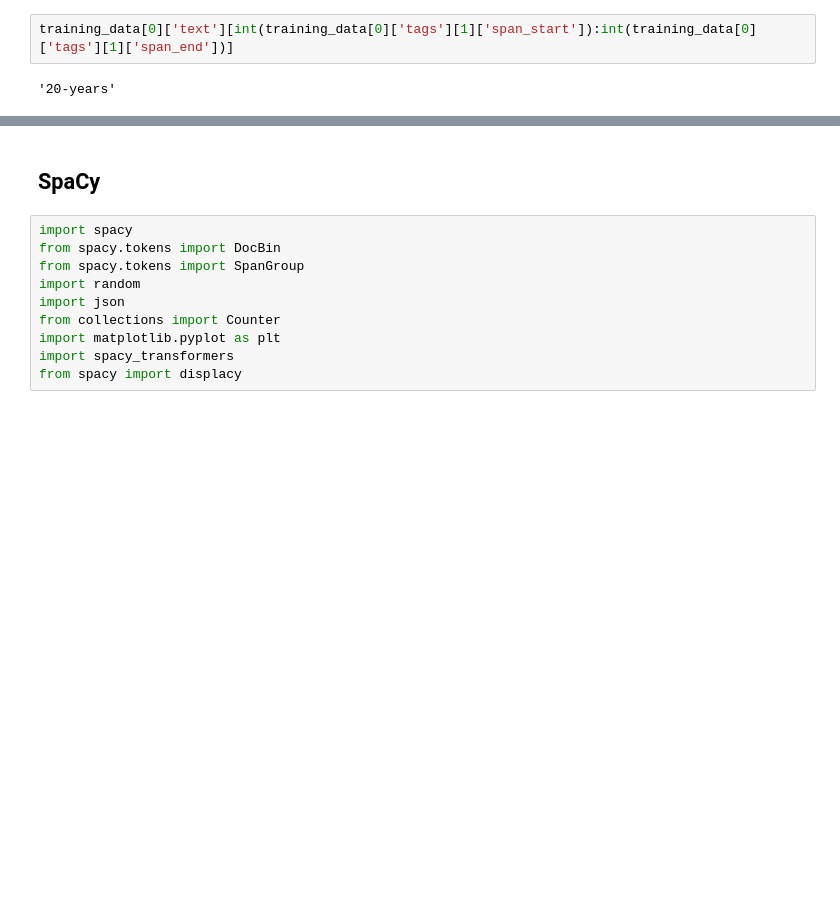
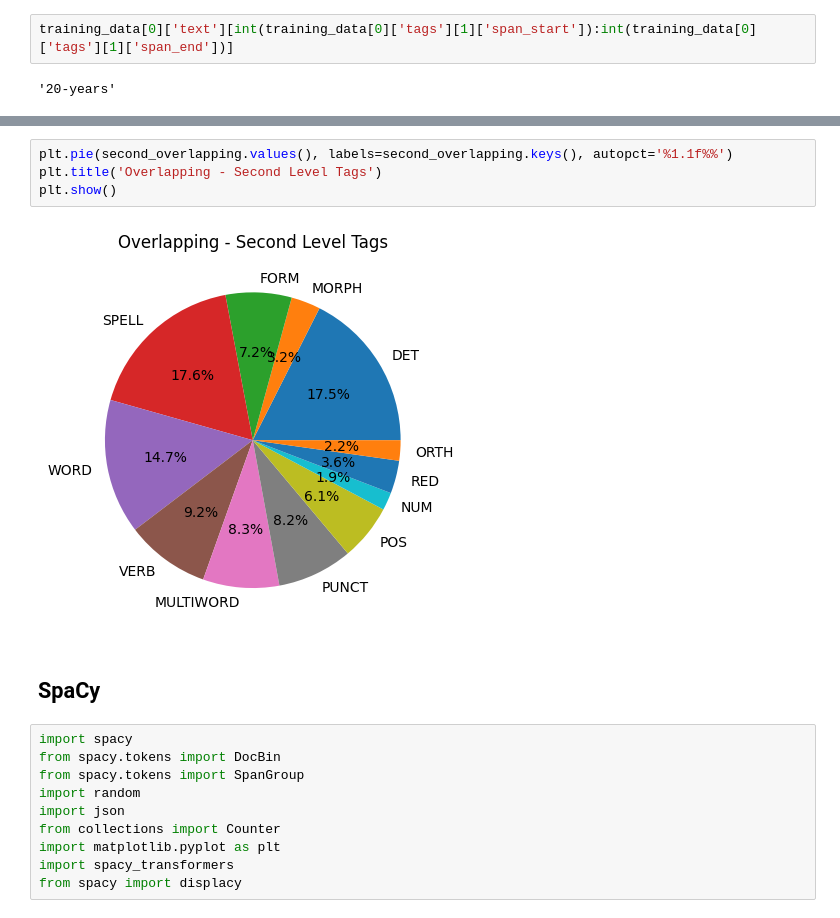
Before and after one commit to harlamovads/GD_correction_diploma, a Jupyter notebook: data_preparation/data_prep.ipynb, the cells around one changed output, grey strips where cells are left out. Saved outputs shown, nothing was run; the diff lists cells and outputs as text; blank space fills up the shorter version.

```diff
--- a/data_preparation/data_prep.ipynb
+++ b/data_preparation/data_prep.ipynb
@@ -107,3 +476,9 @@ training_data[0]['text'][int(training_data[0]['tags'][1]['span_start']):int(trai
+# %%
+plt.pie(second_overlapping.values(), labels=second_overlapping.keys(), autopct='%1.1f%%')
+plt.title('Overlapping - Second Level Tags')
+plt.show()
+# %% [output]
+[figure, added]
 # %% [markdown]
 ## SpaCy
 # %%
```
Also changed, not shown: parts of 44 cells of this notebook, 7 other files.
